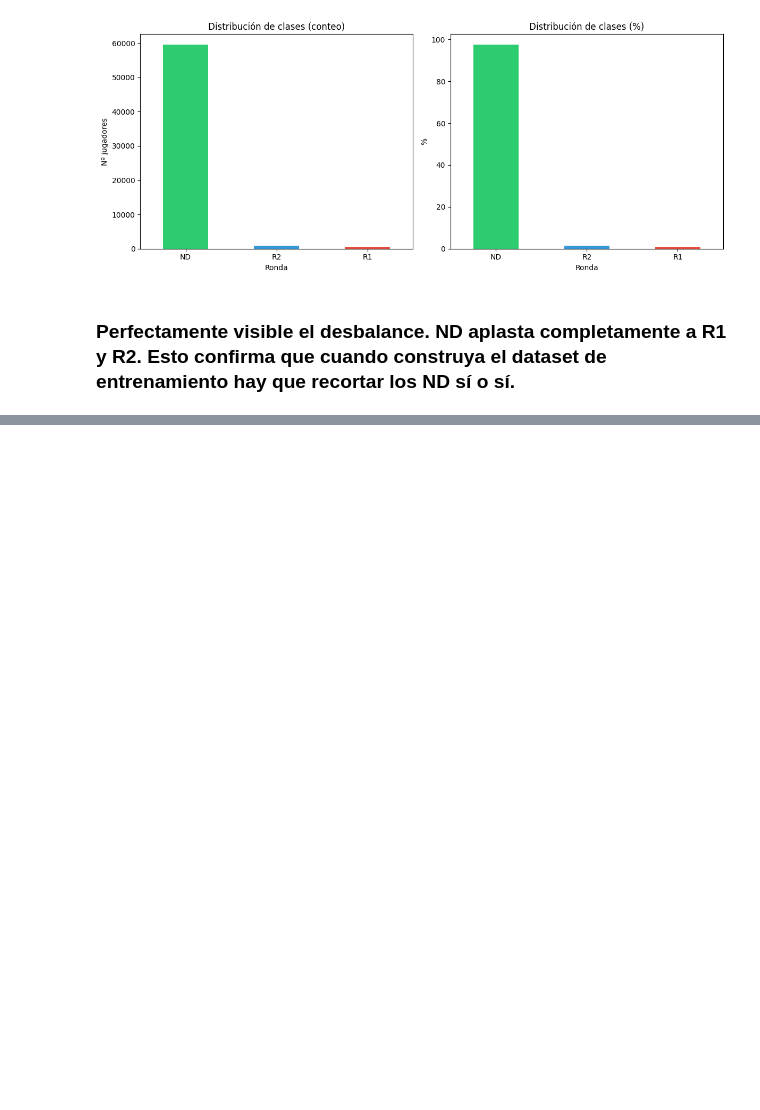
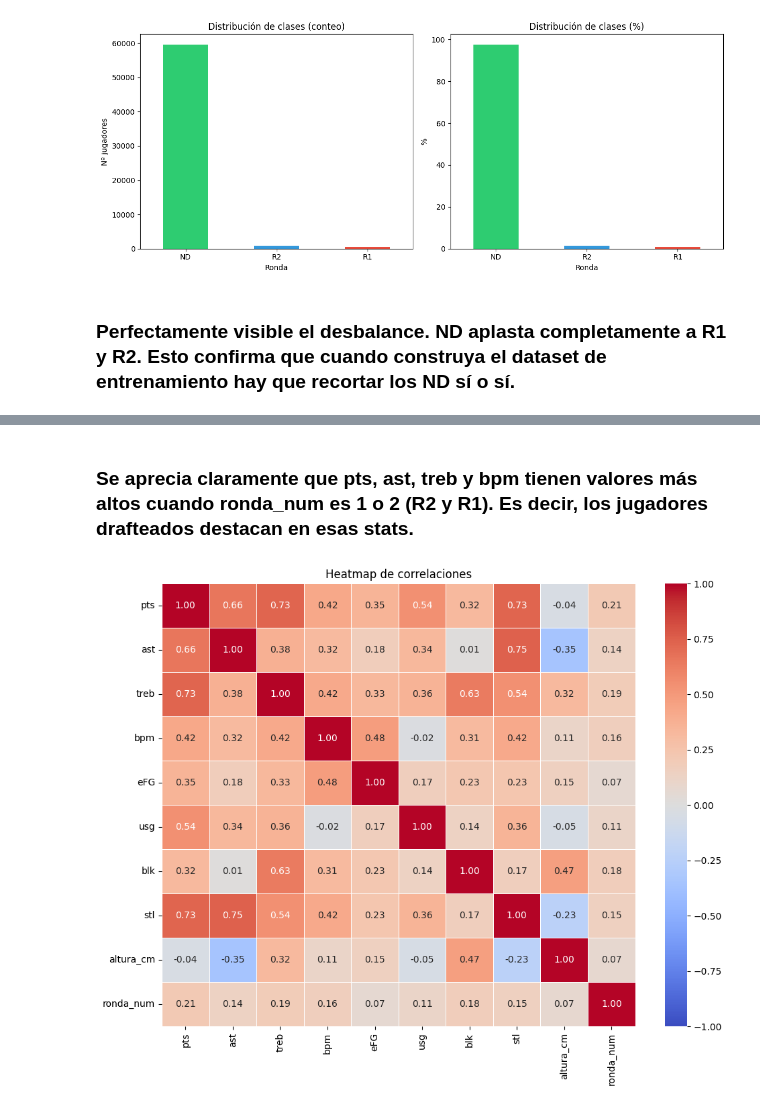
Before and after one commit to RobertoCantero82/nba-draft-2026-prediccion, a Jupyter notebook: notebooks/EDA.ipynb, the cells around one changed output, grey strips where cells are left out. Drawn from its saved outputs; the diff is of its cells as text; code cells hidden in the pictures; blank space fills up the shorter version.

```diff
--- a/notebooks/EDA.ipynb
+++ b/notebooks/EDA.ipynb
@@ -346,0 +355,19 @@ plt.show()
+# %% [markdown]
+### Se aprecia claramente que pts, ast, treb y bpm tienen valores más altos cuando ronda_num es 1 o 2 (R2 y R1). Es decir, los jugadores drafteados destacan en esas stats.
+# %%
+# Seleccionamos solo las features más relevantes para que el heatmap sea legible
+features_heatmap = ['pts', 'ast', 'treb', 'bpm', 'eFG', 'usg', 'blk', 'stl', 'altura_cm', 'ronda_num']
+
+# Calculamos la matriz de correlación entre todas las features
+correlaciones = ncaa[features_heatmap].corr()
+
+# Dibujamos el heatmap
+# annot=True muestra el número de correlación en cada celda
+# cmap='coolwarm': azul = correlación negativa, rojo = correlación positiva
+plt.figure(figsize=(10, 8))
+sns.heatmap(correlaciones, annot=True, fmt='.2f', cmap='coolwarm',
+            center=0, vmin=-1, vmax=1, linewidths=0.5)
+plt.title('Heatmap de correlaciones')
+plt.tight_layout();
+# %% [output]
+[figure, added]
```
Also changed, not shown: parts of 18 cells of this notebook, 6 other files.
